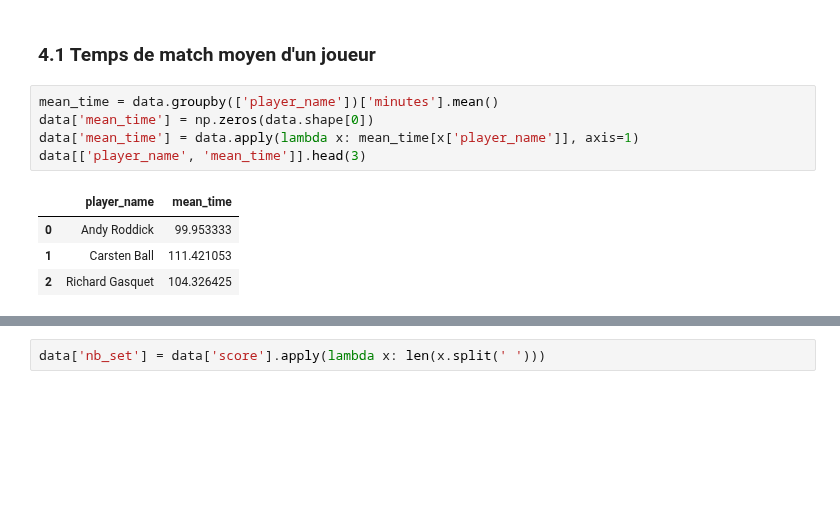
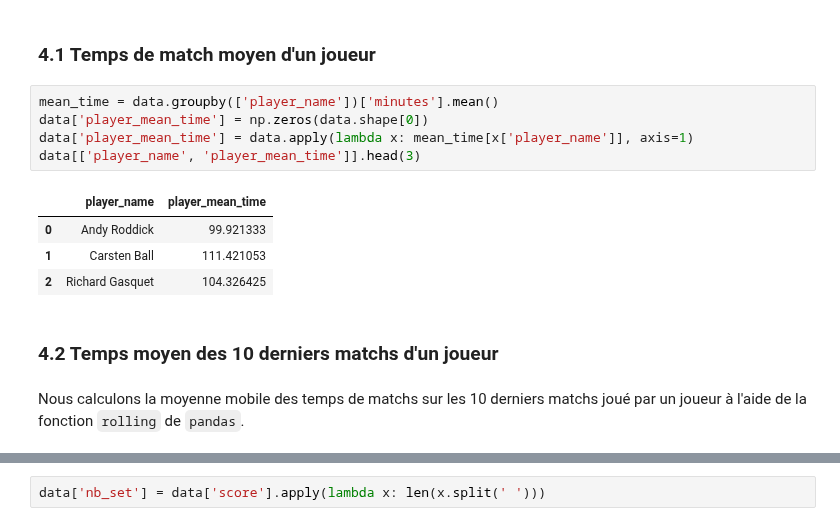
Before and after one commit to CesarRoaldes/tennis_match_time, a Jupyter notebook: Features engineering.ipynb, the cells around one changed output, grey strips where cells are left out. Cells and saved outputs as stored; diff of their text form; blank space fills up the shorter version.

```diff
--- a/Features engineering.ipynb
+++ b/Features engineering.ipynb
@@ -292,11 +303,15 @@ Nombre de joueur différents dans notre base : 1355
 ### 4.1 Temps de match moyen d'un joueur
 # %%
 mean_time = data.groupby(['player_name'])['minutes'].mean()
-data['mean_time'] = np.zeros(data.shape[0])
-data['mean_time'] = data.apply(lambda x: mean_time[x['player_name']], axis=1)
-data[['player_name', 'mean_time']].head(3)
+data['player_mean_time'] = np.zeros(data.shape[0])
+data['player_mean_time'] = data.apply(lambda x: mean_time[x['player_name']], axis=1)
+data[['player_name', 'player_mean_time']].head(3)
 # %% [output]
-|  | player_name | mean_time |
-| 0 | Andy Roddick | 99.953333 |
+|  | player_name | player_mean_time |
+| 0 | Andy Roddick | 99.921333 |
 | 1 | Carsten Ball | 111.421053 |
 | 2 | Richard Gasquet | 104.326425 |
+# %% [markdown]
+### 4.2 Temps moyen des 10 derniers matchs d'un joueur
+# %% [markdown]
+Nous calculons la moyenne mobile des temps de matchs sur les 10 derniers matchs joué par un joueur à l'aide de la fonction `rolling` de `pandas`.
```
Also changed, not shown: parts of 27 cells of this notebook.
